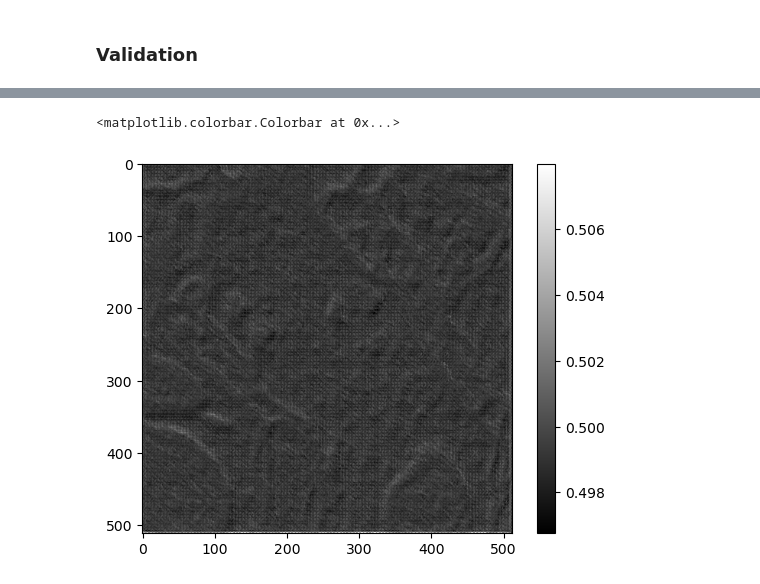
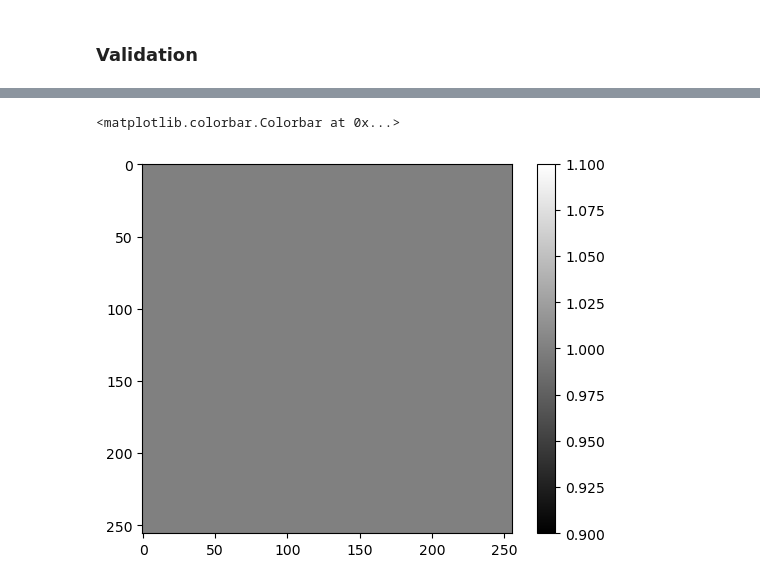
Before and after one commit to ImagingLectures/Quantitative-Big-Imaging-2025, a Jupyter notebook: Lectures/Lecture-05/UNET_workbench.ipynb, the cells around one changed output, grey strips where cells are left out. Saved outputs shown, nothing was run; the diff lists cells and outputs as text; code cells hidden in the pictures.

Commit message:
Updated lecture 5a. UNET works better after normalizing data with m and s.

```diff
--- a/Lectures/Lecture-05/UNET_workbench.ipynb
+++ b/Lectures/Lecture-05/UNET_workbench.ipynb
@@ -56 +65,3 @@ train_mask_paths  = crop_and_convert('training_groundtruth.tif', 'trainingGT_{0:
+# %%
+N=256
 # %%
@@ -79,9 +118,10 @@ train_dataset = train_dataset.batch(16).prefetch(tf.data.AUTOTUNE)
 # %%
 from tensorflow.keras import layers, models
 
-def unet_model(input_shape=(128, 128, 3), num_classes=1):
+def unet_model(input_shape=(N, N, 1), num_classes=1):
     inputs = layers.Input(input_shape)
 
+    M = 5
     # Encoder
     c1 = layers.Conv2D(64, (3,3), activation='relu', padding='same')(inputs)
     c1 = layers.Conv2D(64, (3,3), activation='relu', padding='same')(c1)
@@ -272,0 +263,2 @@ model.compile(optimizer=tf.keras.optimizers.Adam(learning_rate=1e-5),
+# %%
+N=256
@@ -314,22 +451,19 @@ Epoch 20/20
 # %%
-def predict_segmentation(model, image_path, img_size=(N,N)):
-    image = tf.io.read_file(image_path)
-    image = tf.image.decode_png(image, channels=1)
-    image = tf.image.resize(image, img_size)
-    image = tf.cast(image, tf.float32) / 255.0
-    image = tf.expand_dims(image, axis=0)  # add batch dimension
+# Example usage:
+idx = 0
+imgname = 'validation_{0:04d}.png'.format(idx)
+valname = 'validationGT_{0:04d}.png'.format(idx)
+predicted_mask = predict_segmentation(model, imgname,threshold=None)
 
-    pred_mask = model.predict(image)[0]
-    # For binary segmentation, threshold the prediction
-#     pred_mask = (pred_mask > 0.5).astype("uint8")
-    return pred_mask
+fig,ax= plt.subplots(2,3,figsize=(15,10))
+ax=ax.ravel();
 
-# Example usage:
-predicted_mask = predict_segmentation(model, 'validation_0000.png')
-
-fig,ax= plt.subplots(1,3,figsize=(15,5))
-img=plt.imread('validation_0000.png')
-mask = plt.imread('validationGT_0000.png')
+img=plt.imread(imgname)
+mask = plt.imread(valname)
 ax[0].imshow(img,cmap='gray')
 ax[1].imshow(mask,interpolation='none')
-ax[2].imshow(predicted_mask,interpolation='none',cmap='gray')
+ax[2].axis('off')
+aa=ax[3].imshow(predicted_mask,interpolation='none',cmap='gray')
+fig.colorbar(aa, ax=ax[3], shrink=0.7)
+ax[4].hist(predicted_mask[predicted_mask>0.02].ravel(),bins=256);
+ax[5].imshow(predicted_mask>0.38, interpolation='none')
@@ -340,9 +470,9 @@ ax[2].imshow(predicted_mask,interpolation='none',cmap='gray')
 # %%
-plt.imshow(predicted_mask,interpolation='none',cmap='gray')
+plt.imshow(predicted_mask>0.08,interpolation='none',cmap='gray')
 plt.colorbar()
 # %% [output]
 <matplotlib.colorbar.Colorbar at 0x...>
-[figure, old version]
+[figure, new version]
 # %%
 plt.imshow(predicted_mask<0.505,interpolation='none',cmap='gray')
 # %% [output]
```
Also changed, not shown: parts of 32 cells of this notebook, 2 other files.
